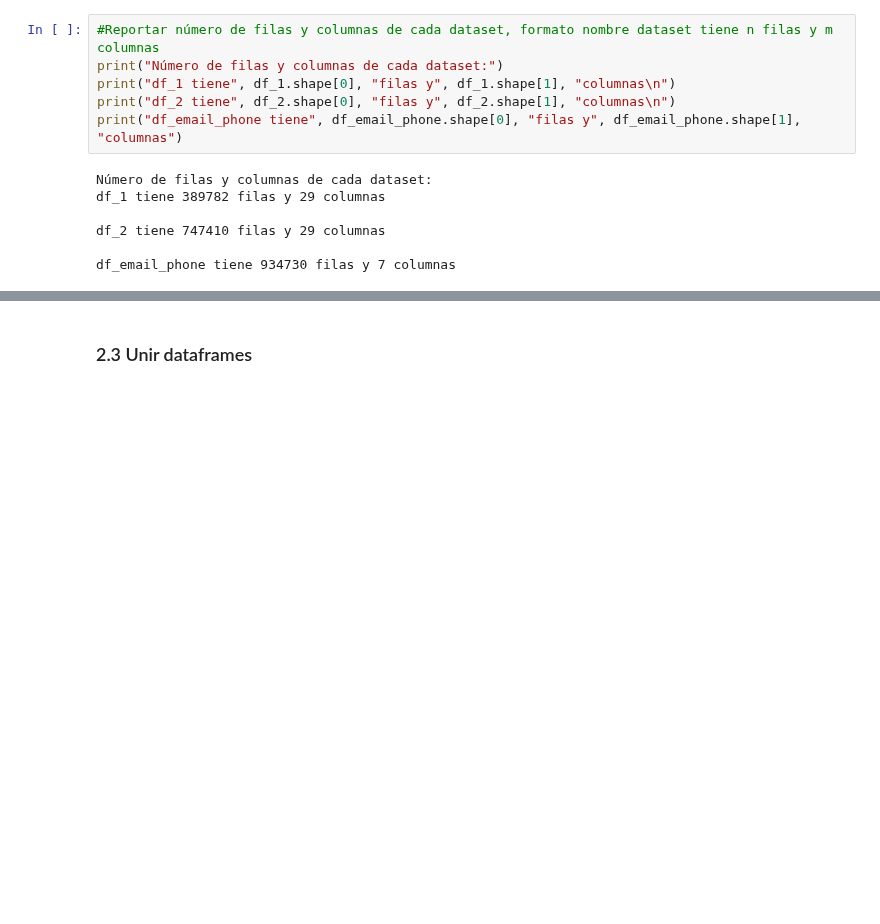
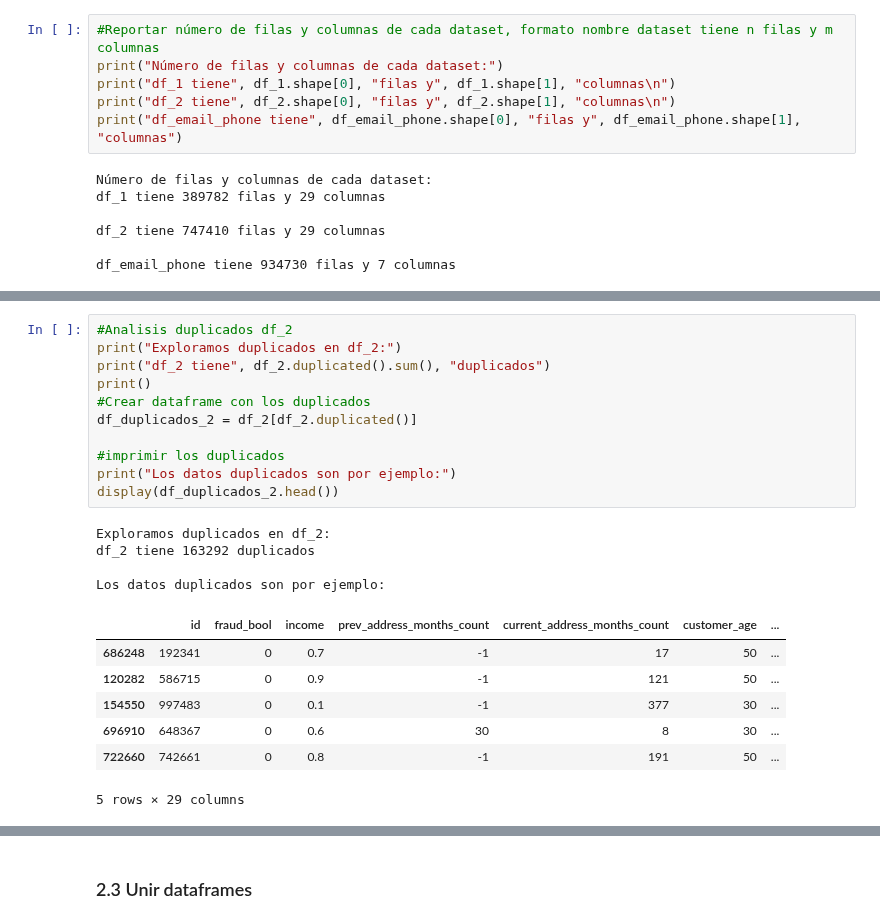
Before and after one commit to cristobalperezp/MDS7202-Laboratorio, a Jupyter notebook: Proyecto_1.ipynb, the cells around one changed output, grey strips where cells are left out. Drawn from its saved outputs; the diff is of its cells as text; blank space fills up the shorter version.

```diff
--- a/Proyecto_1.ipynb
+++ b/Proyecto_1.ipynb
@@ -379,0 +398,23 @@ df_email_phone tiene 934730 filas y 7 columnas
+# %%
+#Analisis duplicados df_2
+print("Exploramos duplicados en df_2:")
+print("df_2 tiene", df_2.duplicated().sum(), "duplicados")
+print()
+#Crear dataframe con los duplicados
+df_duplicados_2 = df_2[df_2.duplicated()]
+
+#imprimir los duplicados
+print("Los datos duplicados son por ejemplo:")
+display(df_duplicados_2.head())
+# %% [output]
+Exploramos duplicados en df_2:
+df_2 tiene 163292 duplicados
+
+Los datos duplicados son por ejemplo:
+|  | id | fraud_bool | income | prev_address_months_count | current_address_months_count | customer_age | ... |
+| 686248 | 192341 | 0 | 0.7 | -1 | 17 | 50 | ... |
+| 120282 | 586715 | 0 | 0.9 | -1 | 121 | 50 | ... |
+| 154550 | 997483 | 0 | 0.1 | -1 | 377 | 30 | ... |
+| 696910 | 648367 | 0 | 0.6 | 30 | 8 | 30 | ... |
+| 722660 | 742661 | 0 | 0.8 | -1 | 191 | 50 | ... |
+5 rows × 29 columns
```
Also changed, not shown: parts of 48 cells of this notebook, 1 other file.
